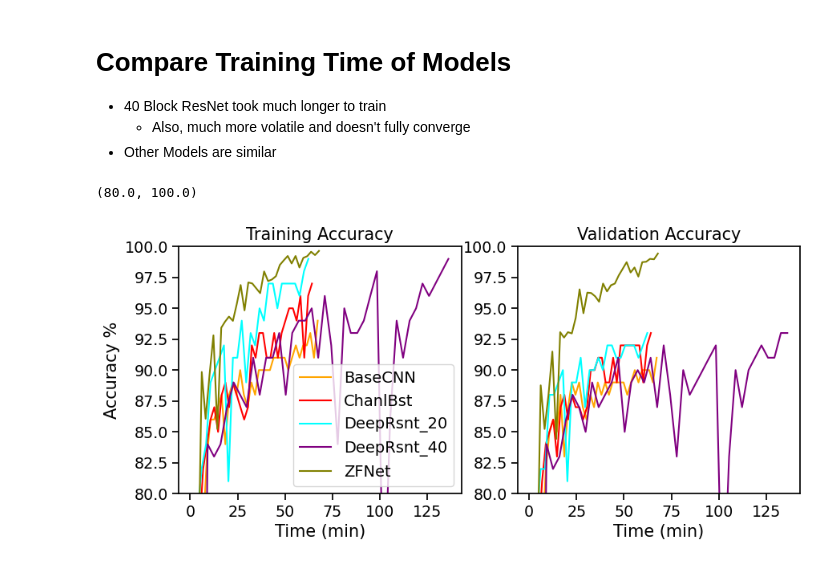
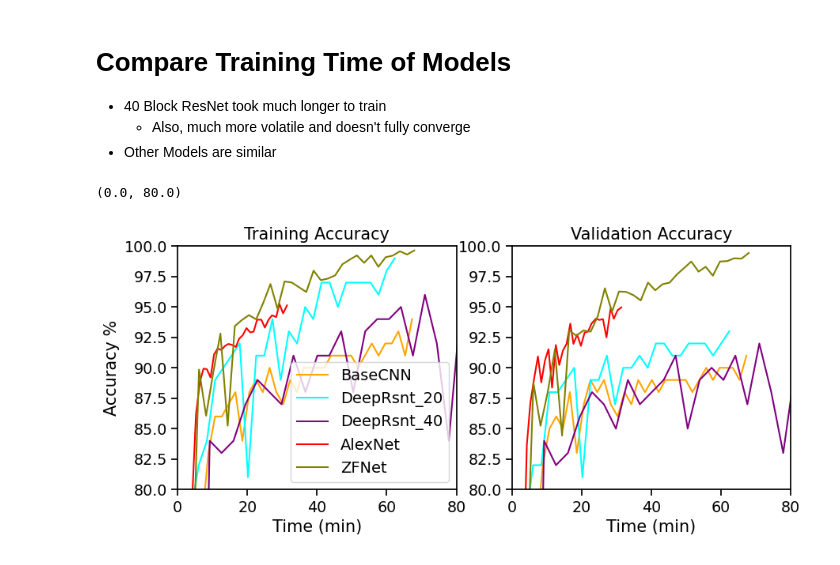
Before and after one commit to ronak-n-desai/lung-cancer-detection, a Jupyter notebook: final-comparison/comparison.ipynb, the cells around one changed output. Saved outputs shown, nothing was run; the diff lists cells and outputs as text; code cells hidden in the pictures.

Commit message:
added alexnet results

```diff
--- a/final-comparison/comparison.ipynb
+++ b/final-comparison/comparison.ipynb
@@ -89,28 +89,33 @@ df1 = pd.read_csv('results/BaseCNN_results.csv')
 df2 = pd.read_csv('results/ChanlBst_results.csv')
 df3 = pd.read_csv('results/DeepRsnt_20_results.csv')
 df4 = pd.read_csv('results/DeepRsnt_40_results.csv')
-df5 = pd.read_csv('results/ZFNet_results.csv')
+df5 = pd.read_csv('results/Alexnet_results.csv')
+df6 = pd.read_csv('results/ZFNet_results.csv')
 # %%
 fig, ax = plt.subplots(ncols=2, figsize=(10, 4))
-end_pts = [35, 33, 27, 40, 33]
+end_pts = [35, 33, 27, 40, 30, 33] # Epoch number where training stopped or validation accuracy plateaued
 ax[0].plot(df1['Time'][0:end_pts[0]]/60, df1['Train_Accuracy'][0:end_pts[0]]*100, label='BaseCNN', color='orange')
-ax[0].plot(df2['Time'][0:end_pts[1]]/60, df2['Train_Accuracy'][0:end_pts[1]]*100, label='ChanlBst', color='red')
+#ax[0].plot(df2['Time'][0:end_pts[1]]/60, df2['Train_Accuracy'][0:end_pts[1]]*100, label='ChanlBst', color='red')
 ax[0].plot(df3['Time'][0:end_pts[2]]/60, df3['Train_Accuracy'][0:end_pts[2]]*100, label='DeepRsnt_20', color='cyan')
 ax[0].plot(df4['Time'][0:end_pts[3]]/60, df4['Train_Accuracy'][0:end_pts[3]]*100, label='DeepRsnt_40', color='purple')
-ax[0].plot(df5['Time'][0:end_pts[4]]/60, df5['Train_Accuracy'][0:end_pts[4]]*100, label='ZFNet', color='olive')
+ax[0].plot(df5['Time'][0:end_pts[4]]/60, df5['Train_Accuracy'][0:end_pts[4]], label='AlexNet', color='red')
+ax[0].plot(df6['Time'][0:end_pts[5]]/60, df6['Train_Accuracy'][0:end_pts[5]]*100, label='ZFNet', color='olive')
 ax[1].plot(df1['Time'][0:end_pts[0]]/60, df1['Val_Accuracy'][0:end_pts[0]]*100, label='BaseCNN', color='orange')
-ax[1].plot(df2['Time'][0:end_pts[1]]/60, df2['Val_Accuracy'][0:end_pts[1]]*100, label='ChanlBst', color='red')
+#ax[1].plot(df2['Time'][0:end_pts[1]]/60, df2['Val_Accuracy'][0:end_pts[1]]*100, label='ChanlBst', color='red')
 ax[1].plot(df3['Time'][0:end_pts[2]]/60, df3['Val_Accuracy'][0:end_pts[2]]*100, label='DeepRsnt_20', color='cyan')
 ax[1].plot(df4['Time'][0:end_pts[3]]/60, df4['Val_Accuracy'][0:end_pts[3]]*100, label='DeepRsnt_40', color='purple')
-ax[1].plot(df5['Time'][0:end_pts[4]]/60, df5['Val_Accuracy'][0:end_pts[4]]*100, label='ZFNet', color='olive')
+ax[1].plot(df5['Time'][0:end_pts[4]]/60, df5['Val_Accuracy'][0:end_pts[4]], label='AlexNet', color='red')
+ax[1].plot(df6['Time'][0:end_pts[5]]/60, df6['Val_Accuracy'][0:end_pts[5]]*100, label='ZFNet', color='olive')
 ax[0].legend(loc='lower right', fontsize=14)
 ax[0].set_title('Training Accuracy')
 ax[1].set_title('Validation Accuracy')
 ax[0].set_xlabel('Time (min)')
 ax[1].set_xlabel('Time (min)')
 ax[0].set_ylabel('Accuracy %')
 ax[0].set_ylim(80, 100)
 ax[1].set_ylim(80, 100)
+ax[0].set_xlim(0, 80)
+ax[1].set_xlim(0, 80)
 # %% [output]
-(80.0, 100.0)
+(0.0, 80.0)
-[figure, old version]
+[figure, new version]
```
Also changed, not shown: parts of 2 cells of this notebook, 2 other files.
